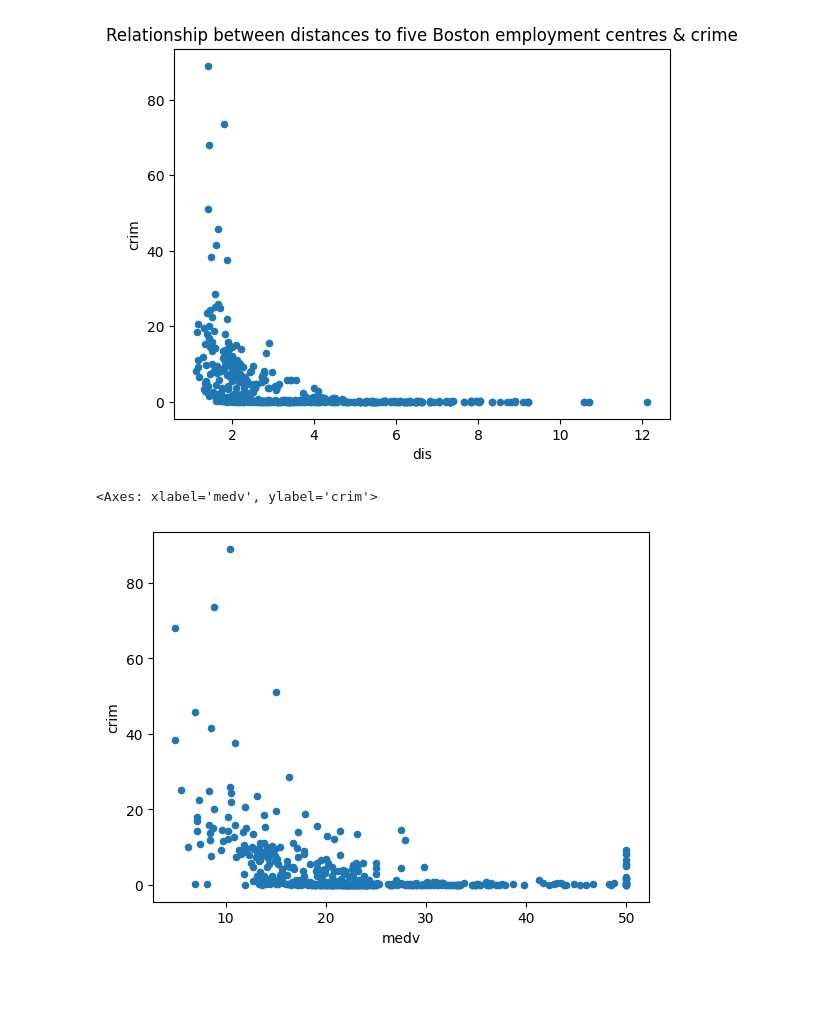
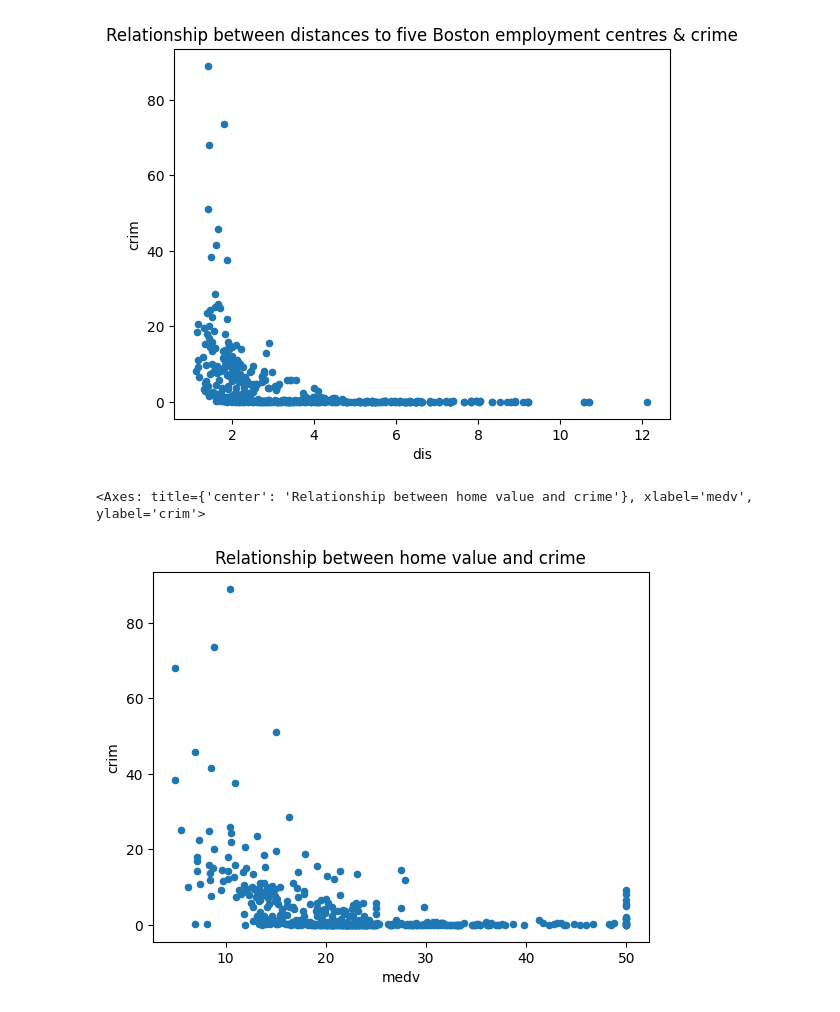
Before and after one commit to caoa0816/ISLP_labs, a Jupyter notebook: ch02/Ch02-exercise.ipynb, the cells around one changed output. Saved outputs shown, nothing was run; the diff lists cells and outputs as text; code cells hidden in the pictures; blank space fills up the shorter version.

```diff
--- a/ch02/Ch02-exercise.ipynb
+++ b/ch02/Ch02-exercise.ipynb
@@ -225,7 +225,7 @@ boston.plot(kind="scatter", x="dis", y="crim", title="Relationship between dista
 <Axes: title={'center': 'Relationship between distances to five Boston employment centres & crime'}, xlabel='dis', ylabel='crim'>
 [figure]
 # %%
-boston.plot(kind="scatter", x="medv", y="crim")
+boston.plot(kind="scatter", x="medv", y="crim", title="Relationship between home value and crime")
 # %% [output]
-<Axes: xlabel='medv', ylabel='crim'>
+<Axes: title={'center': 'Relationship between home value and crime'}, xlabel='medv', ylabel='crim'>
-[figure, old version]
+[figure, new version]
```
Also changed, not shown: parts of 32 cells of this notebook.
